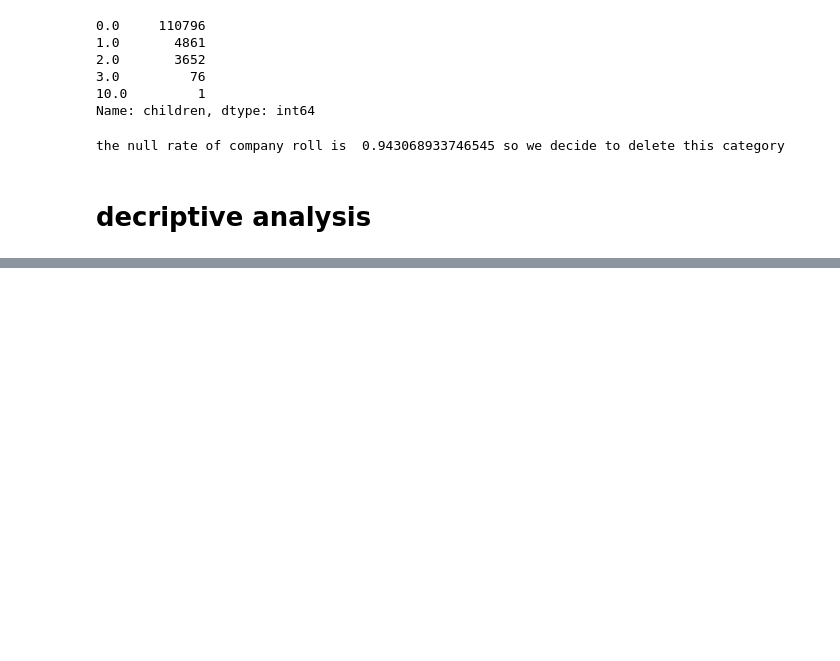
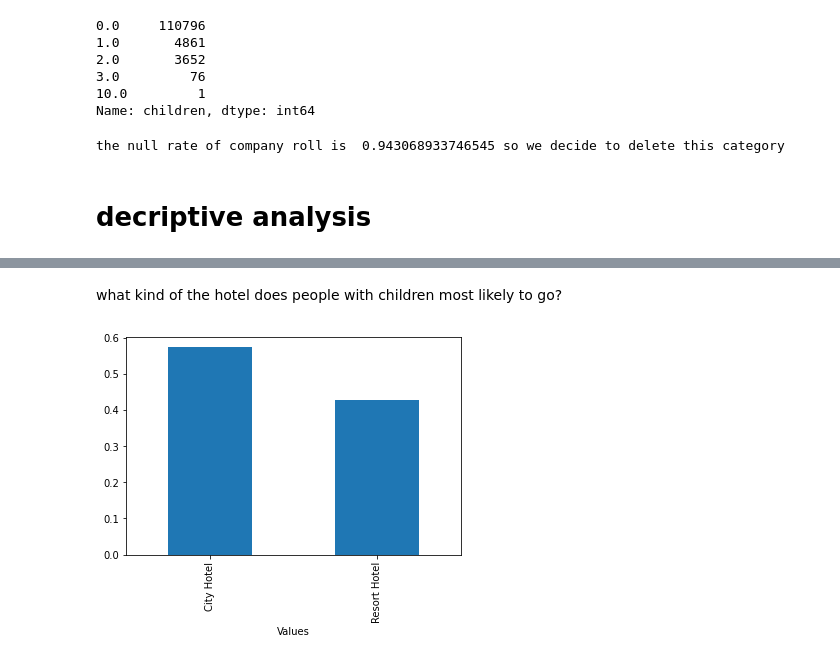
Before and after one commit to sun89314/527-project, a Jupyter notebook: 527.ipynb, the cells around one changed output, grey strips where cells are left out. Drawn from its saved outputs; the diff is of its cells as text; code cells hidden in the pictures; blank space fills up the shorter version.

```diff
--- a/527.ipynb
+++ b/527.ipynb
@@ -100,0 +147,11 @@ df.drop(df.index[noAdults], inplace=True)
+# %% [markdown]
+what kind of the hotel does people with children most likely to go?
+# %%
+withBaby = visited.loc[visited['children']+ visited['babies'] >0]
+fig = plt.figure(figsize=(6, 4))
+hotelPreferRate = withBaby['hotel'].value_counts(normalize = True)
+ax = hotelPreferRate.plot(kind = 'bar')
+ax.set_xlabel('Values', rotation=0)
+plt.show()
+# %% [output]
+[figure, added]
```
Also changed, not shown: parts of 19 cells of this notebook.
